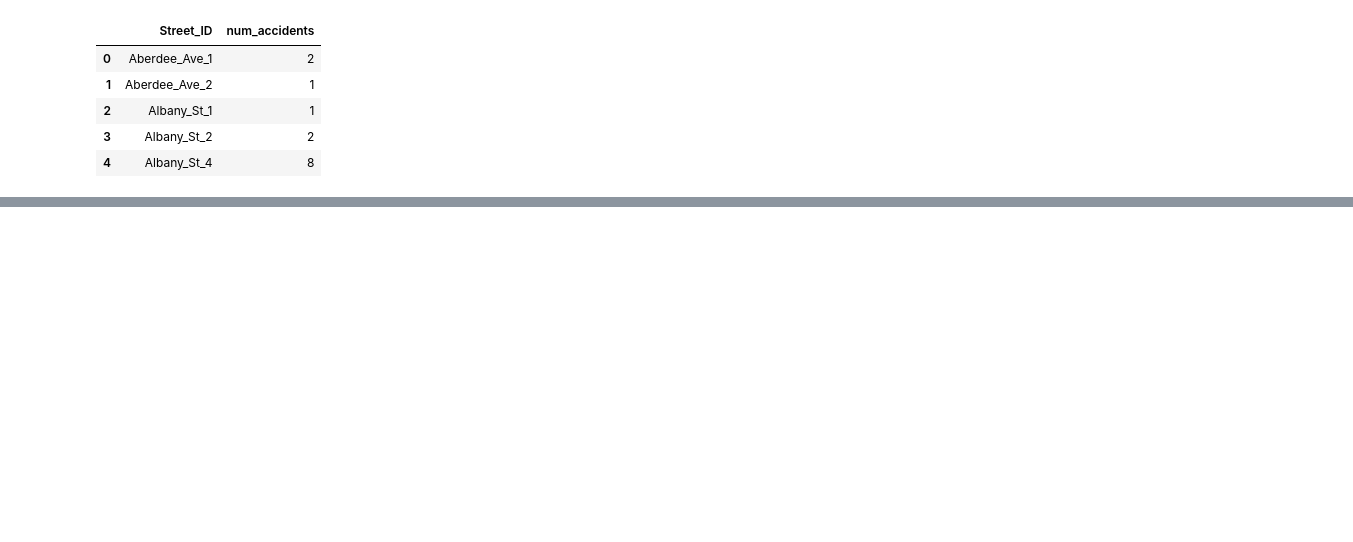
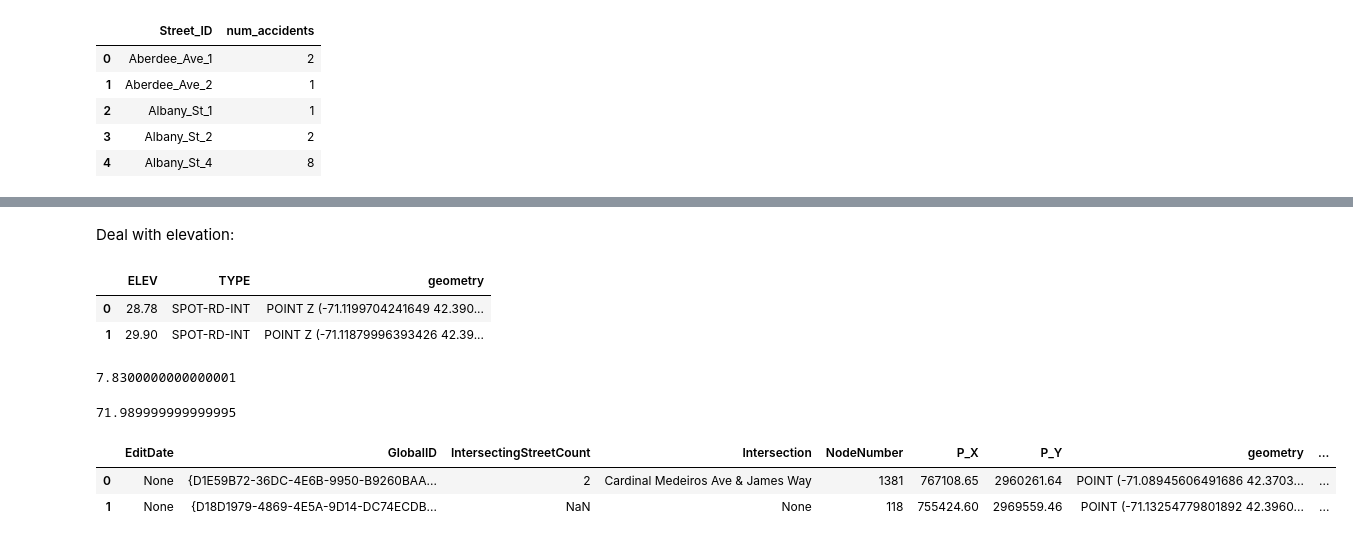
Before and after one commit to NickHoernle/Artificial-Intelligence-CS182-Project, a Jupyter notebook: baseline/baseline_A_star.ipynb, the cells around one changed output, grey strips where cells are left out. Cells and saved outputs as stored; diff of their text form; code cells hidden in the pictures; blank space fills up the shorter version.

Commit message:
small update with elevation and shapely

```diff
--- a/baseline/baseline_A_star.ipynb
+++ b/baseline/baseline_A_star.ipynb
@@ -84,3 +84,12 @@ def test():
     a_star_search(start, end, intersection_graph)
 
 timeit.timeit("test()", setup="from __main__ import *", number=10)
+# %% [markdown]
+Deal with elevation:
+# %%
+elevation = gpd.read_file('./../cambridgegis_data_trans/SpotElevations.geojson')
+elevation.head(2)
+# %% [output]
+|  | ELEV | TYPE | geometry |
+| 0 | 28.78 | SPOT-RD-INT | POINT Z (-71.1199704241649 42.390... |
+| 1 | 29.90 | SPOT-RD-INT | POINT Z (-71.11879996393426 42.39... |
@@ -86,0 +106,4 @@ timeit.timeit("test()", setup="from __main__ import *", number=10)
+# %%
+intersection_graph['1613'].get_elevation()
+# %% [output]
+7.8300000000000001
@@ -86,0 +116,10 @@ timeit.timeit("test()", setup="from __main__ import *", number=10)
+# %%
+np.max([node.get_elevation() for node in intersection_graph.values()])
+# %% [output]
+71.989999999999995
+# %%
+intersections.head(2)
+# %% [output]
+|  | EditDate | GlobalID | IntersectingStreetCount | Intersection | NodeNumber | P_X | P_Y | geometry | ... |
+| 0 | None | {D1E59B72-36DC-4E6B-9950-B9260BAA... | 2 | Cardinal Medeiros Ave & James Way | 1381 | 767108.65 | 2960261.64 | POINT (-71.08945606491686 42.3703... | ... |
+| 1 | None | {D18D1979-4869-4E5A-9D14-DC74ECDB... | NaN | None | 118 | 755424.60 | 2969559.46 | POINT (-71.13254779801892 42.3960... | ... |
```
Also changed, not shown: parts of 7 cells of this notebook, 1 other file.
